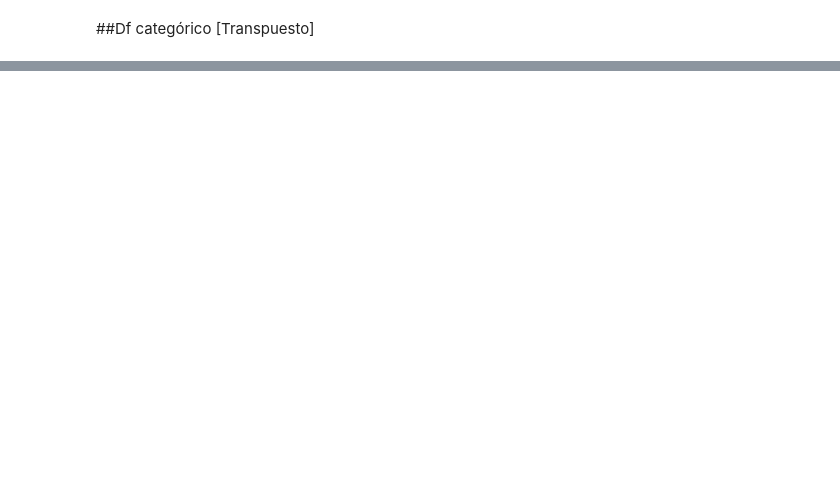
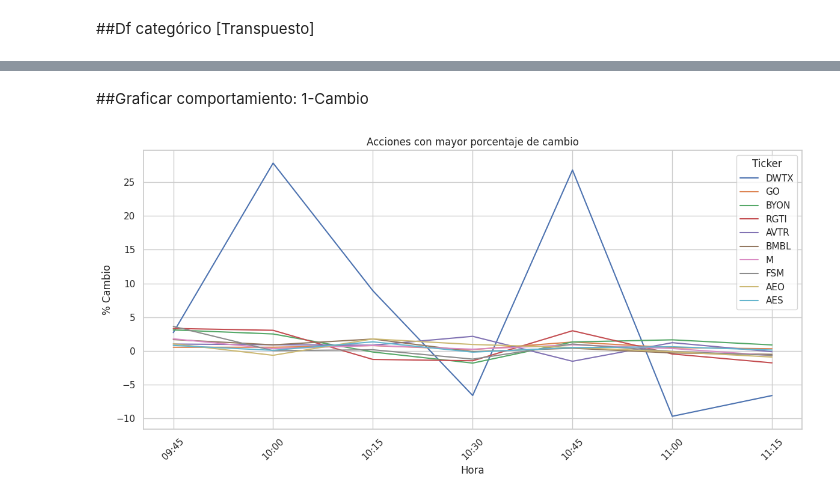
Before and after one commit to mautamos89/python_analisis_financiero, a Jupyter notebook: stock_nyse_15m.ipynb, the cells around one changed output, grey strips where cells are left out. Drawn from its saved outputs; the diff is of its cells as text; code cells hidden in the pictures; blank space fills up the shorter version.

```diff
--- a/stock_nyse_15m.ipynb
+++ b/stock_nyse_15m.ipynb
@@ -537,0 +510,28 @@ styled_df # Mostrar el resultado
+# %% [markdown]
+##Graficar comportamiento: 1-Cambio
+# %%
+# Seleccionar las 5 acciones de mayor cambio
+df_cambio_jornada_gr = df_cambio_jornada.head(10)
+
+# Filtrar dataframe para que contenga solo los tickers de mayor cambio
+df_grafico = df_final[df_final['Ticker'].isin(df_cambio_jornada_gr['Ticker'])].copy()  # Crear copia
+
+# Conservar la hora del campo Fecha
+df_grafico['Fecha'] = df_grafico['Fecha'].astype(str).apply(lambda x: x.split(' ')[1][:5])
+
+# Grafica
+plt.figure(figsize=(12, 6))
+sns.lineplot(data=df_grafico, x='Fecha', y='%_cambio', hue='Ticker', marker=None)
+
+# Ajustes del gráfico
+plt.title('Acciones con mayor porcentaje de cambio')
+plt.xlabel('Hora')
+plt.ylabel('% Cambio')
+plt.xticks(rotation=45)
+plt.legend(title='Ticker')
+plt.tight_layout()
+
+# Muestra el gráfico
+plt.show()
+# %% [output]
+[figure, added]
```
Also changed, not shown: parts of 15 cells of this notebook.
